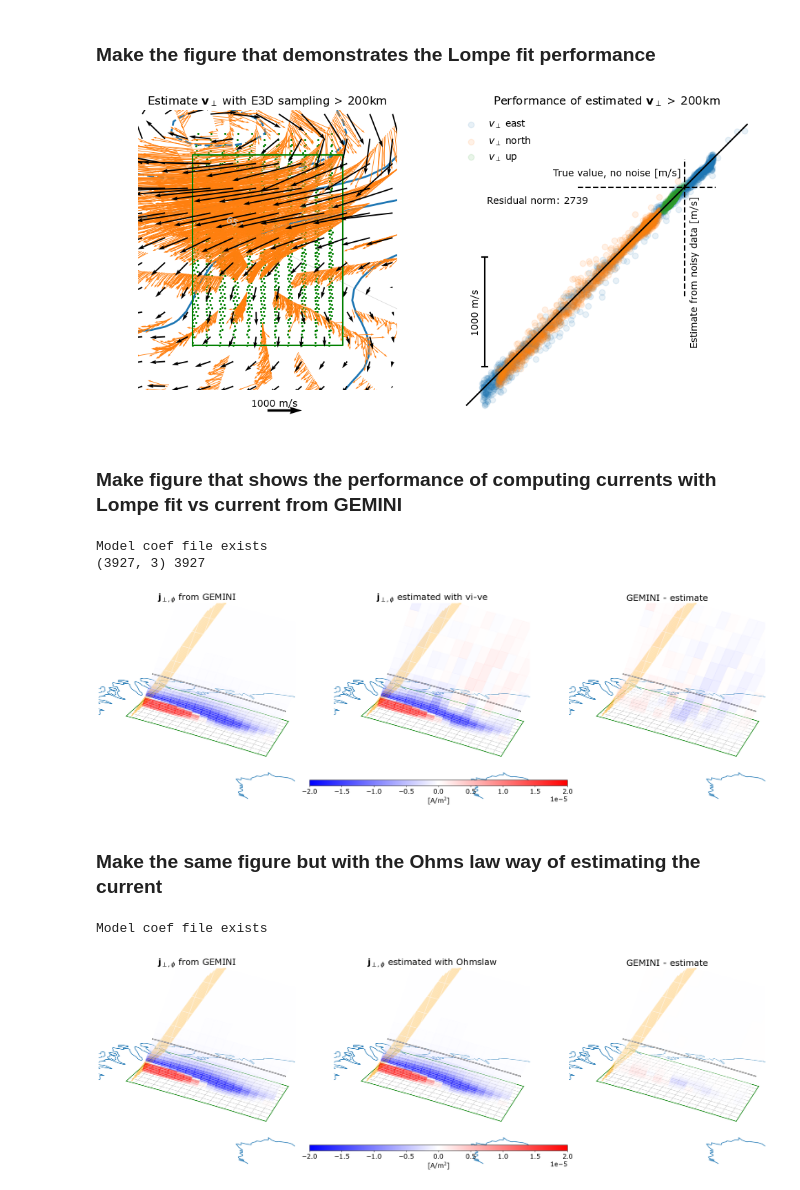
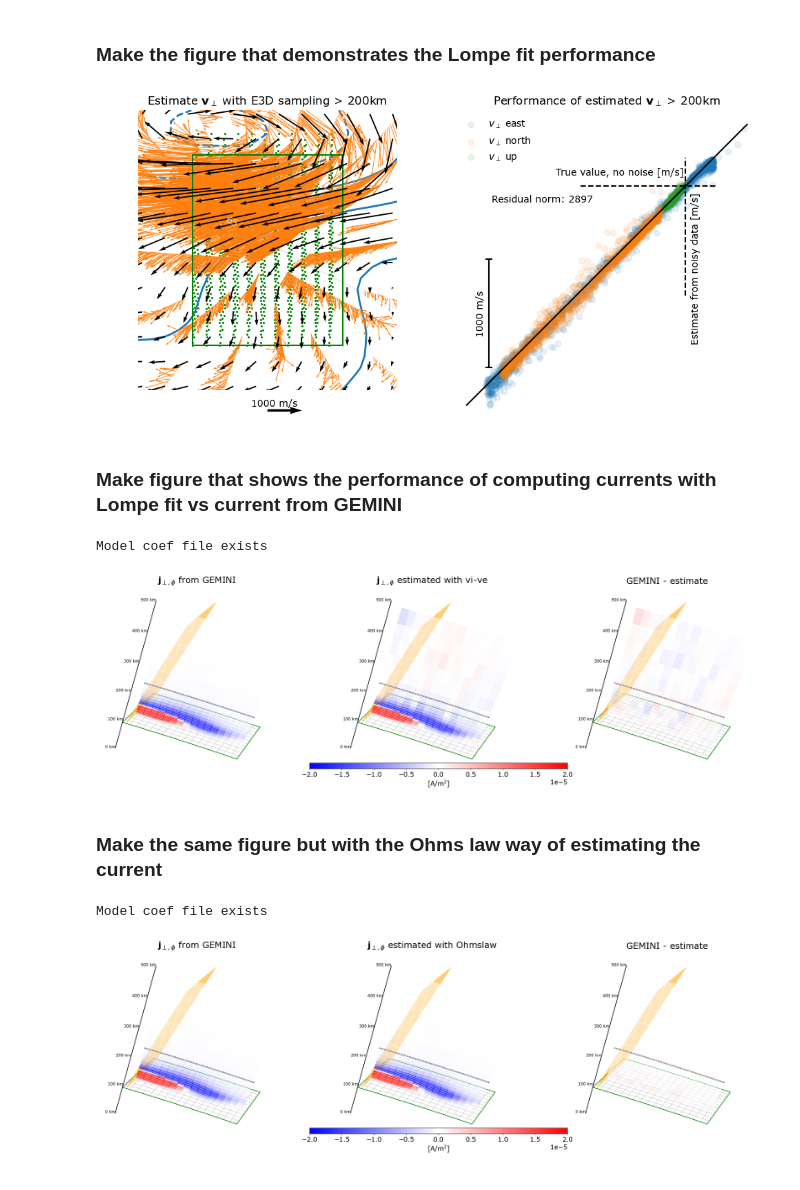
Before and after one commit to jpreistad/e3dsecs, a Jupyter notebook: paper/02_lompefit.ipynb, the cells around one changed output. Cells and saved outputs as stored; diff of their text form; code cells hidden in the pictures.

Commit message:
Update to plots

```diff
--- a/paper/02_lompefit.ipynb
+++ b/paper/02_lompefit.ipynb
@@ -40,7 +40,7 @@ inputmode       = 'vi' # See documentation e.g. in model.py for allowed values.
 e3doubt_        = True # Wheter to use realistic variances of the observations, and add
                        # corresponding noise
 intsec          = 5*60  # Integrationtime in seconds used in E3DOUBT
-sitelat         = 67.36# Gegraphic latitude of transmitter site location
+sitelat         = 67.7# Gegraphic latitude of transmitter site location, 67.36
 sitephi         = 23.0 # Gegraphic longitude of transmitter site location
 min_alt         = 90   # km, start altitude of where to sample along beams
 max_alt         = 500  # km, stop altitude of where to sample along beams
@@ -176,7 +176,7 @@ ax1.scatter(xi_map, eta_map, alpha=1, color='green', s=1.4)
 plt.tight_layout()
 fig.savefig('./plots/lompefit.pdf',bbox_inches='tight')
 # %% [output]
-[figure, old version]
+[figure, new version]
 # %% [markdown]
 ### Make figure that shows the performance of computing currents with Lompe fit vs current from GEMINI
 # %%
@@ -188,36 +188,35 @@ lon_ev, lat_ev = gr.grid.projection.cube2geo(xi_ev, eta_ev)
 shape = lon_ev.shape
 _data = data.data(gr, sim, beams=False, uniformmesh=True,
                   lat_ev=lat_ev, lon_ev=lon_ev, alt_ev=alt_ev,
                   e3doubt_=False)
 N = _data.lat.size
 jjj = np.hstack((_data.jperpu,-_data.jperpn,_data.jperpe)) # jperp from GEMINI, in geo (r,theta,phi)
 if not 'phitop' in inputmode:
     vperp = conv.get_E_from_lmodel(sim, _data, returnvperp=True)
     _data.vperp_electron = vperp
 mod = model.model(gr)
 inputdict = mod.make_inputdict(_data, gr, inputmode=inputmode, ext_factor=0,
                     hp_from_brekke=False)
 jperp_enu = np.vstack((inputdict['jperp'][0,:],inputdict['jperp'][1,:],inputdict['jperp'][2,:])).T
 jjj2 = np.zeros((3,N))
 jjj2[0,:] = jperp_enu[:,2]
 jjj2[1,:] = -jperp_enu[:,1]
 jjj2[2,:] = jperp_enu[:,0]
 
 if inputmode=='vi':
     savesuff = '_' + inputmode + '-ve_'
 elif inputmode=='vi_ohmslaw':
     savesuff = '_Ohmslaw_'
 else:
     savesuff = '_' + inputmode + '_'
 inside = np.array([True]*N)
-fig = diagnostics.  (_data, jjj2, inside,
+fig = diagnostics.compare_input_jperp(_data, jjj2, inside,
                 savesuff, gr.grid, gr.alts_grid, sliceindex=3,
                 maph=maph, dim=2, param='jperpphi', pdf=True)
 fig.savefig('./plots/input_jperp_'+inputmode+'.pdf', dpi=250,bbox_inches='tight')
 # %% [output]
 Model coef file exists
-(3927, 3) 3927
-[figure, old version]
+[figure, new version]
 # %% [markdown]
 ### Make the same figure but with the Ohms law way of estimating the current
 # %%
@@ -259,7 +258,7 @@ fig = diagnostics.compare_input_jperp(_data, jjj2, inside,
 fig.savefig('./plots/input_jperp_'+inputmode+'.pdf', dpi=250,bbox_inches='tight')
 # %% [output]
 Model coef file exists
-[figure, old version]
+[figure, new version]
 # %%
 ### Make the figure of the input jperp, only valid for the case when E3DOUBT is used to estimate variances
 # %%
```
Also changed, not shown: parts of 3 cells of this notebook, 20 other files.
